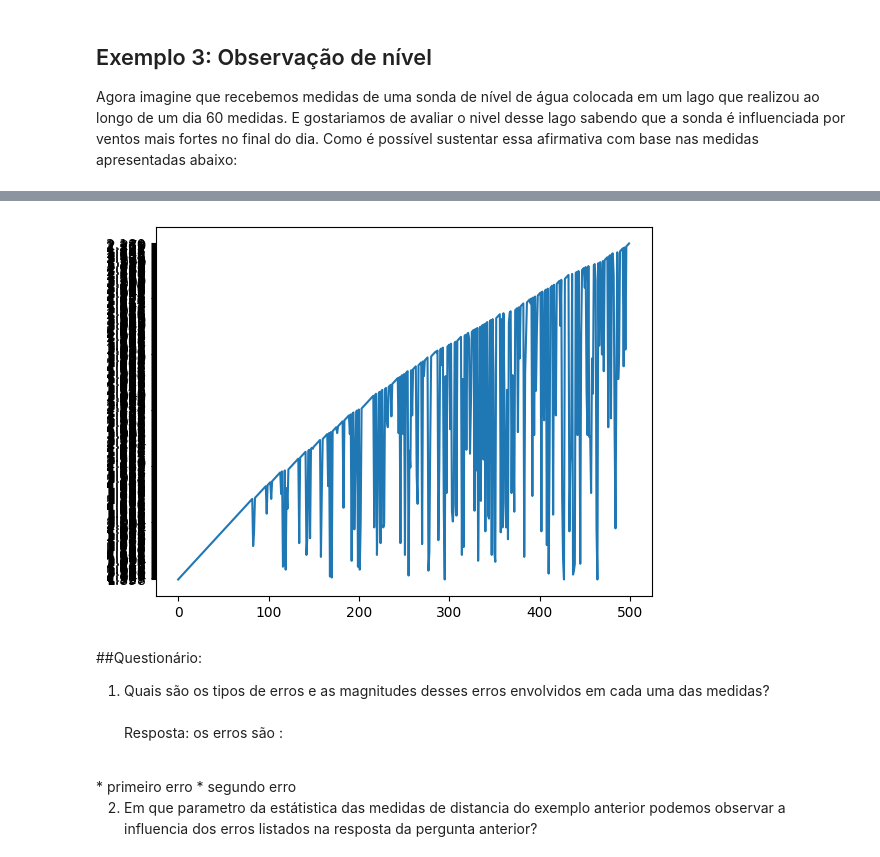
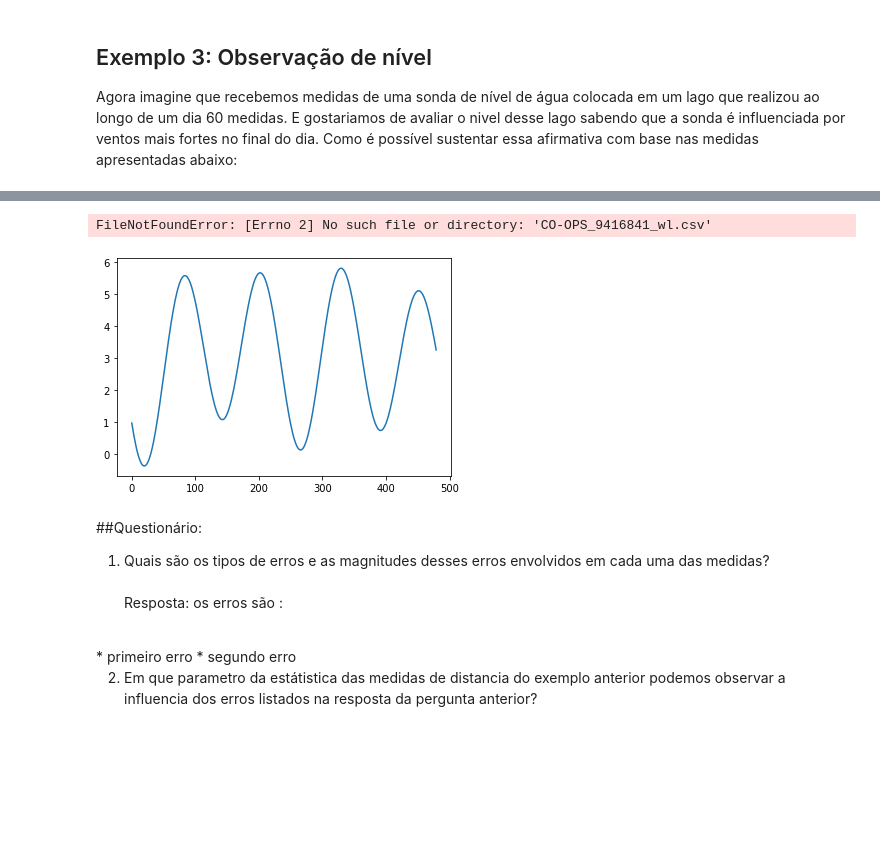
Before and after one commit to Alixandrini/ENGJ22, a Jupyter notebook: Aula 1/Aula1 - ENGJ22.ipynb, the cells around one changed output, grey strips where cells are left out. Drawn from its saved outputs; the diff is of its cells as text; code cells hidden in the pictures; blank space fills up the shorter version.

```diff
--- a/Aula 1/Aula1 - ENGJ22.ipynb
+++ b/Aula 1/Aula1 - ENGJ22.ipynb
@@ -162,14 +165,16 @@ with open('/content/pric_prs.csv') as csvDataFile:
 # %%
-dados=pd.read_csv('/content/pric_prs.csv')
+dados=pd.read_csv('CO-OPS_9416841_wl.csv')
+# %% [output]
+FileNotFoundError: [Errno 2] No such file or directory: 'CO-OPS_9416841_wl.csv'
 # %%
 tempo=dados.iloc[0:500,1]
 nivel=dados.iloc[0:500,2]
 # %%
 # Assim se faz um comentário em Pyhton
-matplotlib.pyplot.plot( nivel[1000:1500])
+matplotlib.pyplot.plot( nivel)
 matplotlib.pyplot.show()
 # %% [output]
-[figure, old version]
+[figure, new version]
 # %% [markdown]
 ##Questionário:
 
```
Also changed, not shown: parts of 4 cells of this notebook, 3 other files.
